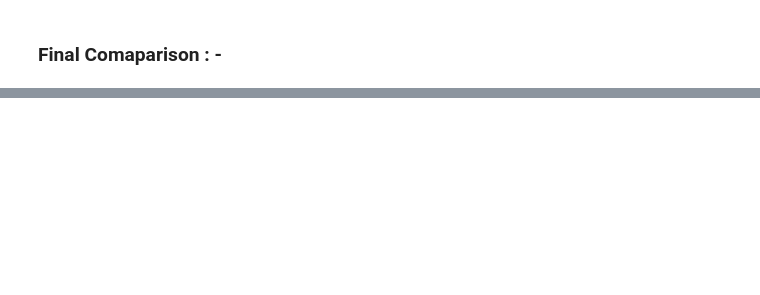
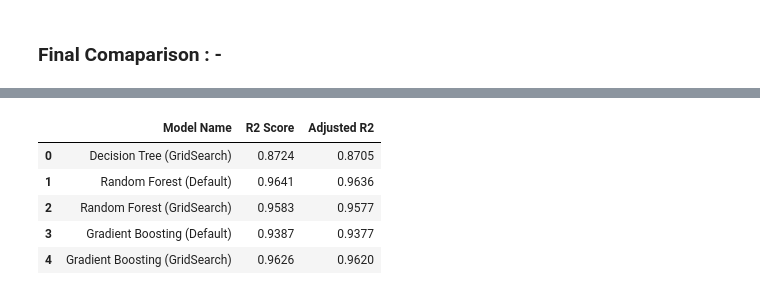
Before and after one commit to springboardmentor29803v-cpu/RideWise-Predicting-Bike-sharing-Demand, a Jupyter notebook: Modeling/Decision_Trees.ipynb, the cells around one changed output, grey strips where cells are left out. Drawn from its saved outputs; the diff is of its cells as text; code cells hidden in the pictures; blank space fills up the shorter version.

```diff
--- a/Modeling/Decision_Trees.ipynb
+++ b/Modeling/Decision_Trees.ipynb
@@ -654,0 +657,76 @@ test_results_df
+# %%
+import pandas as pd
+import numpy as np
+from sklearn.metrics import r2_score
+
+# --- STEP 1: Load New Data ---
+new_df = pd.read_csv(r'D:\RideWise-Predicting-Bike-sharing-Demand\Data\day(new).csv')
+
+# --- STEP 2: Manual Normalization ---
+# Normalize raw values to match 0-1 scale of training data
+new_df['temp'] = new_df['temp'] / 41.0
+new_df['hum'] = new_df['hum'] / 100.0
+new_df['windspeed'] = new_df['windspeed'] / 67.0
+
+# --- STEP 3: Feature Engineering ---
+new_df['weekend'] = ((new_df['weekday'] == 0) | (new_df['weekday'] == 6)).astype(int)
+
+# --- STEP 4: Drop Columns ---
+cols_to_drop = ['instant', 'casual', 'registered', 'dteday', 'atemp']
+X_new = new_df.drop(columns=cols_to_drop, errors='ignore')
+y_actual = new_df['cnt']
+X_new = X_new.drop(columns=['cnt'], errors='ignore')
+
+# --- STEP 5: Scale Data ---
+# Use the 'scaler' already in your memory
+X_new_scaled = scaler.transform(X_new)
+
+# --- STEP 6: Define Models ---
+models_to_test = []
+
+def add_model_if_exists(name, var_name):
+    if var_name in globals():
+        models_to_test.append((name, globals()[var_name]))
+    else:
+        print(f"⚠️ Warning: '{var_name}' not found. Skipping...")
+
+# Add models safely
+add_model_if_exists("Decision Tree (GridSearch)", "tuning_model")
+add_model_if_exists("Random Forest (Default)", "rf")
+add_model_if_exists("Random Forest (GridSearch)", "rf_tuning")
+add_model_if_exists("Gradient Boosting (Default)", "gradboo_reg")
+add_model_if_exists("Gradient Boosting (GridSearch)", "grad_boo_tuning")
+
+# --- STEP 7: Run Predictions ---
+results_list = []
+
+print(f"\nTesting {len(models_to_test)} models on new data...\n")
+
+for name, model in models_to_test:
+    try:
+        y_pred_sqrt = model.predict(X_new_scaled)
+        y_pred_final = y_pred_sqrt ** 2
+
+        r2 = r2_score(y_actual, y_pred_final)
+
+        n = X_new.shape[0]
+        p = X_new.shape[1]
+        adj_r2 = 1 - (1 - r2) * ((n - 1) / (n - p - 1))
+
+        results_list.append({
+            "Model Name": name,
+            "R2 Score": r2,
+            "Adjusted R2": adj_r2
+        })
+    except Exception as e:
+        print(f"Error testing {name}: {e}")
+
+# --- STEP 8: Display Final Table (Fixed) ---
+comparison_table = pd.DataFrame(results_list)
+
+# Round numbers to 4 decimal places so it looks clean
+comparison_table = comparison_table.round(4)
+
+print("\n--- Final Model Comparison ---")
+display(comparison_table)
+# %% [output]
@@ -654,0 +737,6 @@ test_results_df
+|  | Model Name | R2 Score | Adjusted R2 |
+| 0 | Decision Tree (GridSearch) | 0.8724 | 0.8705 |
+| 1 | Random Forest (Default) | 0.9641 | 0.9636 |
+| 2 | Random Forest (GridSearch) | 0.9583 | 0.9577 |
+| 3 | Gradient Boosting (Default) | 0.9387 | 0.9377 |
+| 4 | Gradient Boosting (GridSearch) | 0.9626 | 0.9620 |
```
Also changed, not shown: parts of 33 cells of this notebook.
